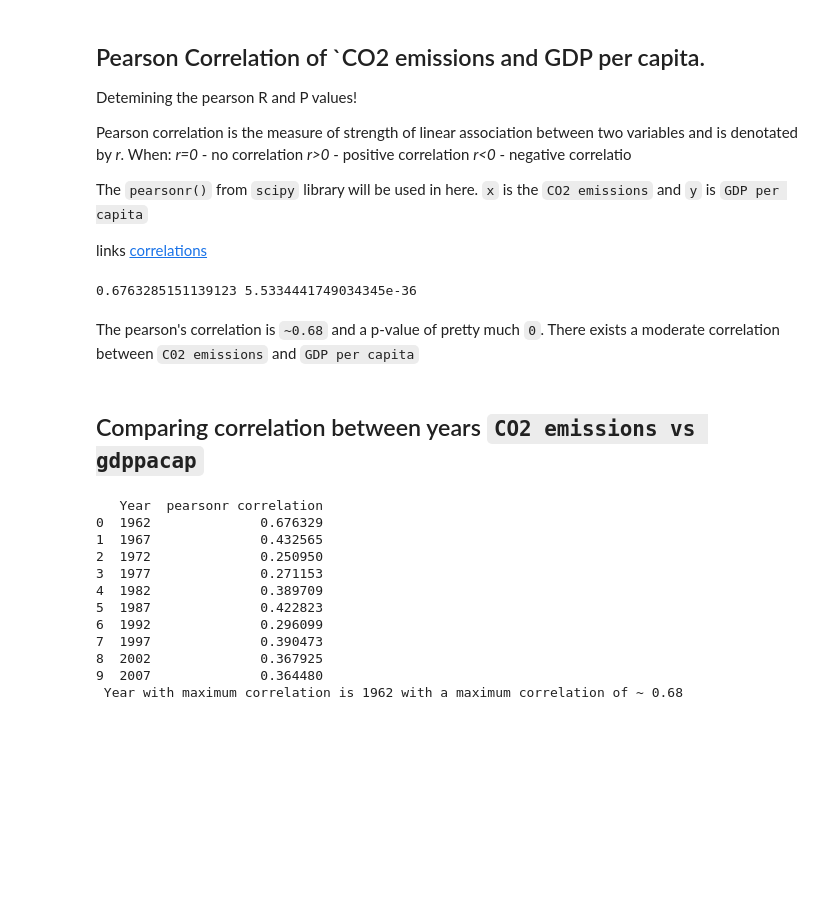
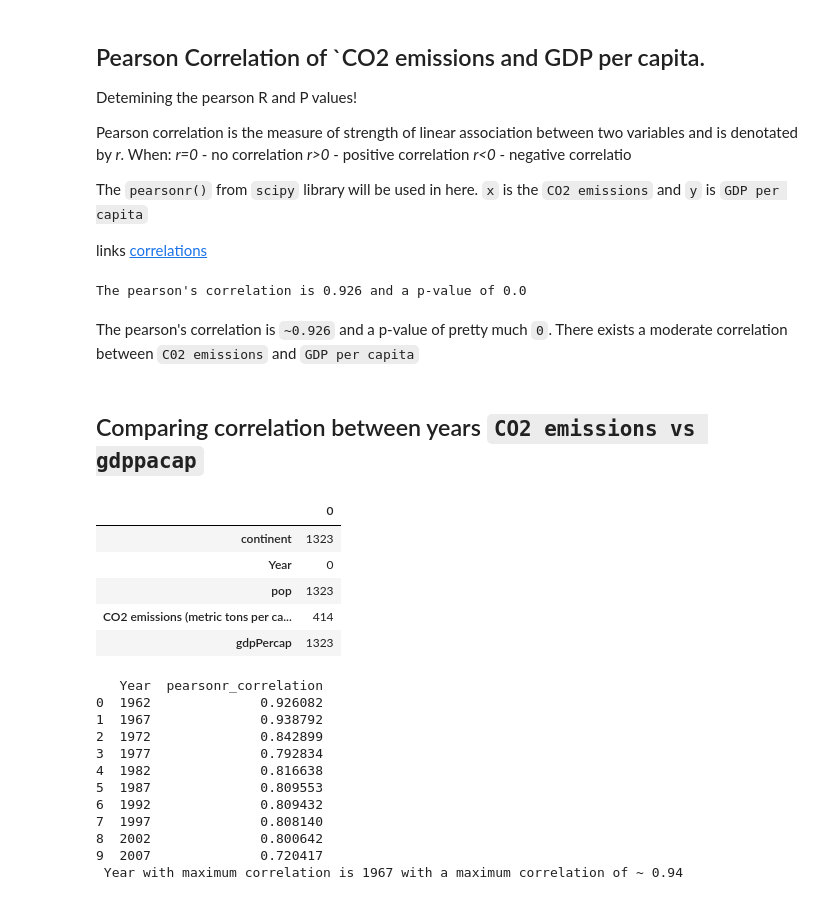
Before and after one commit to mikemwanga/Data_Science, a Jupyter notebook: Python for Data Science/notebook/python4DS.ipynb, the cells around one changed output. Saved outputs shown, nothing was run; the diff lists cells and outputs as text; code cells hidden in the pictures; blank space fills up the shorter version.

Commit message:
updated correlation

```diff
--- a/Python for Data Science/notebook/python4DS.ipynb
+++ b/Python for Data Science/notebook/python4DS.ipynb
@@ -81,40 +89,58 @@ The `pearsonr()` from `scipy` library will be used in here.
 
 links
 [correlations](https://machinelearningmastery.com/how-to-use-correlation-to-understand-the-relationship-between-variables/)
-# %%
-#np.isnan(x).any() the data contains NaN and must be removed
-#set the nan to 0
-x = np.nan_to_num(x)
-y = np.nan_to_num(y)
-
-corr,pvalue= pearsonr(x,y)
-print(corr,pvalue)
-# %% [output]
-0.6763285151139123 5.5334441749034345e-36
+# %%
+#Correlation by dropping all rows with NANs
+
+data = my_data_1962[["CO2 emissions (metric tons per capita)", "gdpPercap"]]
+data = data.dropna()
+corr, pvalue = pearsonr(
+    data["CO2 emissions (metric tons per capita)"], data["gdpPercap"])
+print("The pearson's correlation is", round(corr,3), "and a p-value of", round(pvalue, 3))
+# %% [output]
+The pearson's correlation is 0.926 and a p-value of 0.0
 # %% [markdown]
-The pearson's correlation is `~0.68` and a p-value of pretty much `0`. There exists a moderate correlation between `C02 emissions` and `GDP per capita`
+The pearson's correlation is `~0.926` and a p-value of pretty much `0`. There exists a moderate correlation between `C02 emissions` and `GDP per capita`
 # %% [markdown]
 ## Comparing correlation between years `CO2 emissions vs gdppacap`
+# %%
+#drop rows with# nans
+data_all = my_data[["continent", "Year", "pop",
+                    "CO2 emissions (metric tons per capita)", "gdpPercap"]]
+#data_all.head()
+df = pd.DataFrame(data_all.isna().sum())
+df
+# %% [output]
+|  | 0 |
+| continent | 1323 |
+| Year | 0 |
+| pop | 1323 |
+| CO2 emissions (metric tons per ca... | 414 |
+| gdpPercap | 1323 |
 # %%
 
-period = my_data["Year"].unique() #Get a list of the periods
+data_all = data_all.dropna()
+period = data_all["Year"].unique() #Get a list of the periods
 
-df_dict = {} #create a dict of each year and respective observations
+#create a dict of each year and respective observations#for year in period:
+df_dict = {}
 for year in period:
-    df_dict[year] = my_data[my_data["Year"] == year]
-
+    df_dict[year] = data_all[data_all["Year"] == year]
+df_dict
 xy_dict = {} #create a dict of year and necessary columns
 for year in period:
-    xy_dict[year] = [np.nan_to_num(
-        df_dict[year]["CO2 emissions (metric tons per capita)"]), np.nan_to_num(df_dict[year]["gdpPercap"])]
+   xy_dict[year] = df_dict[year]["CO2 emissions (metric tons per capita)"], df_dict[year]["gdpPercap"]
 
 correlation_data = {} #dictionary of the correlation values and years
 for year in xy_dict:
+    #print(len(xy_dict[year][1]), len(xy_dict[year][0]))
     corr,_ = pearsonr(xy_dict[year][0], xy_dict[year][1])
     correlation_data[year] = corr
 
 correlation_data_df = pd.DataFrame(list(correlation_data.items()))
-correlation_data_df.columns = ["Year","pearsonr correlation"]
+
+
+correlation_data_df.columns = ["Year","pearsonr_correlation"]
 print(correlation_data_df)
 
 #determine year with maximum correlation.
@@ -122,15 +148,15 @@ year_max_corre = max(correlation_data,key=correlation_data.get)
 max_corre = max(correlation_data.values())
 print(" Year with maximum correlation is", year_max_corre, "with a maximum correlation of ~", "{:.2f}".format(max_corre))
 # %% [output]
-   Year  pearsonr correlation
-0  1962              0.676329
-1  1967              0.432565
-2  1972              0.250950
-3  1977              0.271153
-4  1982              0.389709
-5  1987              0.422823
-6  1992              0.296099
-7  1997              0.390473
-8  2002              0.367925
-9  2007              0.364480
- Year with maximum correlation is 1962 with a maximum correlation of ~ 0.68
+   Year  pearsonr_correlation
+0  1962              0.926082
+1  1967              0.938792
+2  1972              0.842899
+3  1977              0.792834
+4  1982              0.816638
+5  1987              0.809553
+6  1992              0.809432
+7  1997              0.808140
+8  2002              0.800642
+9  2007              0.720417
+ Year with maximum correlation is 1967 with a maximum correlation of ~ 0.94
```
Also changed, not shown: parts of 3 cells of this notebook, 1 other file.
